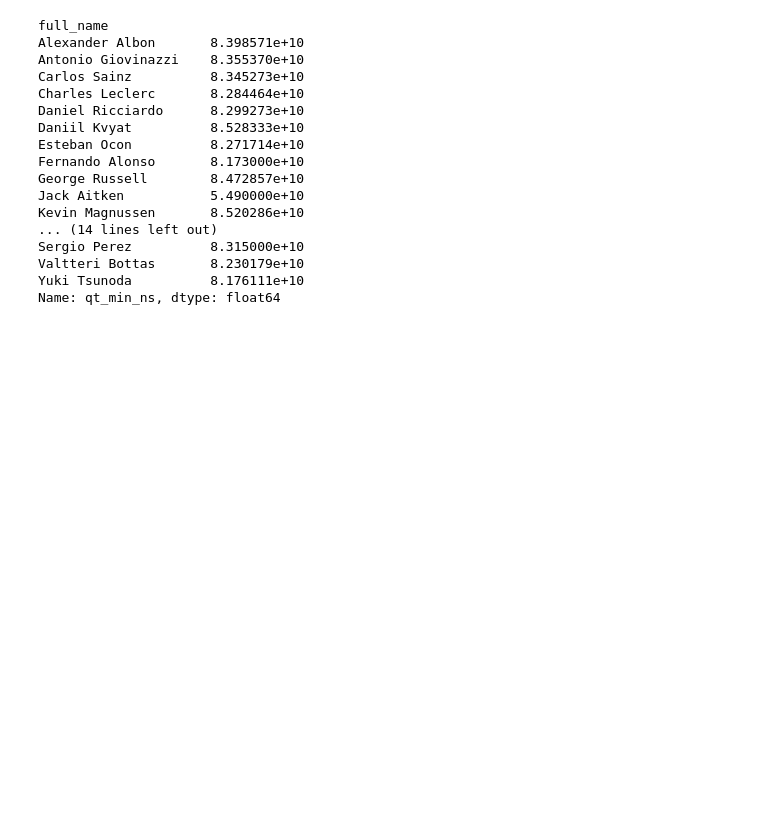
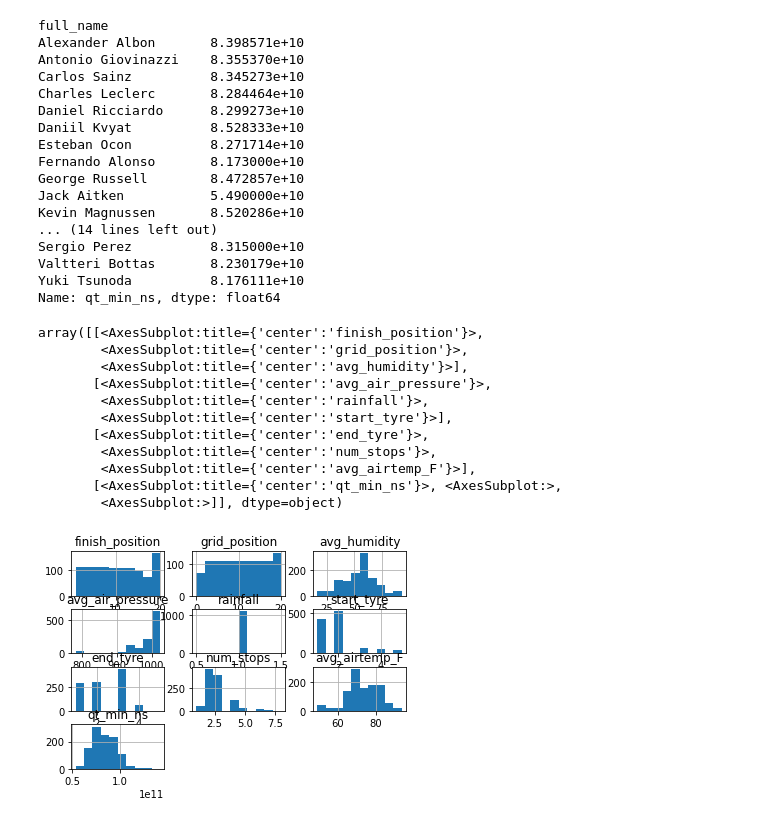
Before and after one commit to Connor-Theo/Formula_1_Sim, a Jupyter notebook: sim_explore.ipynb, the cells around one changed output. Cells and saved outputs as stored; diff of their text form; code cells hidden in the pictures; blank space fills up the shorter version.

```diff
--- a/sim_explore.ipynb
+++ b/sim_explore.ipynb
@@ -128,3 +128,7 @@ clean_df
 | 1134 | Saudi Arabian Grand Prix | 2021-12-05 | Sebastian Vettel | NaN | 17 | 76.203109 | 1013.797409 | ... |
 | 1135 | Saudi Arabian Grand Prix | 2021-12-05 | Mick Schumacher | NaN | 19 | 76.203109 | 1013.797409 | ... |
 1136 rows × 13 columns
+# %%
+# convert celcius to fahrenheit
+clean_df['avg_airtemp_F'] = clean_df.apply(lambda x: (9/5)*x['avg_airtemp']+32,axis=1)
+clean_df.head()
@@ -130,0 +142,4 @@ clean_df
+# %%
+# drop avg airtemp in celcius
+clean_df = clean_df.drop(['avg_airtemp'],axis =1)
+clean_df
@@ -347,3 +376,18 @@ Sergio Perez          8.315000e+10
 Valtteri Bottas       8.230179e+10
 Yuki Tsunoda          8.176111e+10
 Name: qt_min_ns, dtype: float64
+# %%
+clean_df.hist()
+# %% [output]
+array([[<AxesSubplot:title={'center':'finish_position'}>,
+        <AxesSubplot:title={'center':'grid_position'}>,
+        <AxesSubplot:title={'center':'avg_humidity'}>],
+       [<AxesSubplot:title={'center':'avg_air_pressure'}>,
+        <AxesSubplot:title={'center':'rainfall'}>,
+        <AxesSubplot:title={'center':'start_tyre'}>],
+       [<AxesSubplot:title={'center':'end_tyre'}>,
+        <AxesSubplot:title={'center':'num_stops'}>,
+        <AxesSubplot:title={'center':'avg_airtemp_F'}>],
+       [<AxesSubplot:title={'center':'qt_min_ns'}>, <AxesSubplot:>,
+        <AxesSubplot:>]], dtype=object)
+[figure, added]
```
Also changed, not shown: parts of 9 cells of this notebook.
